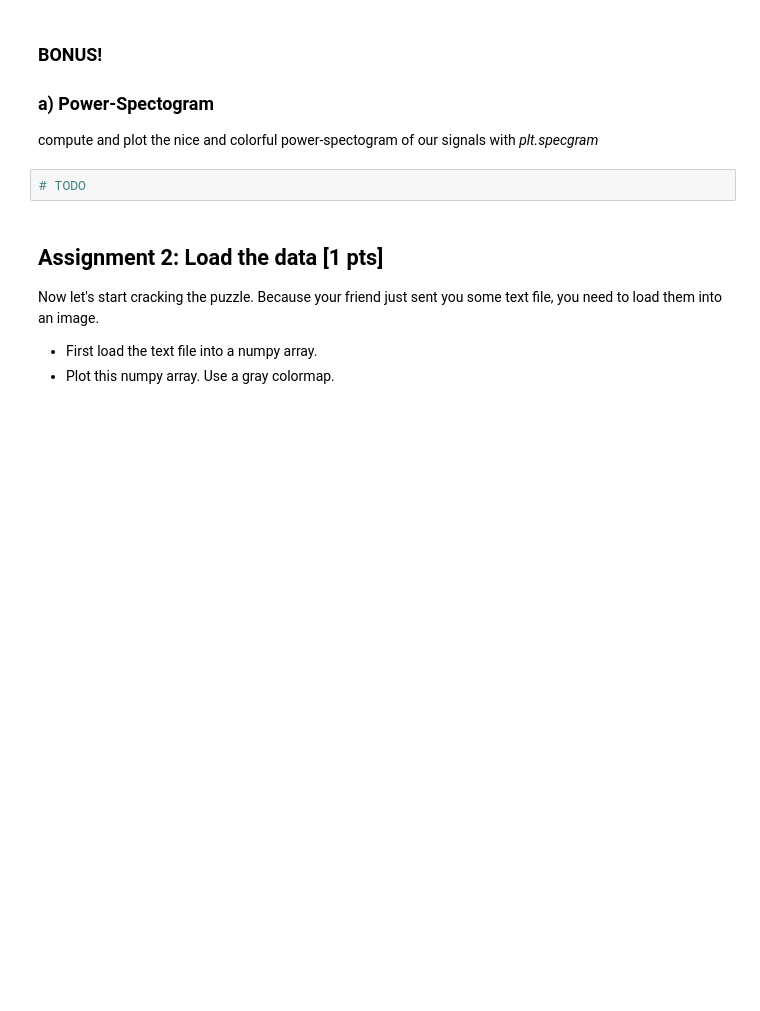
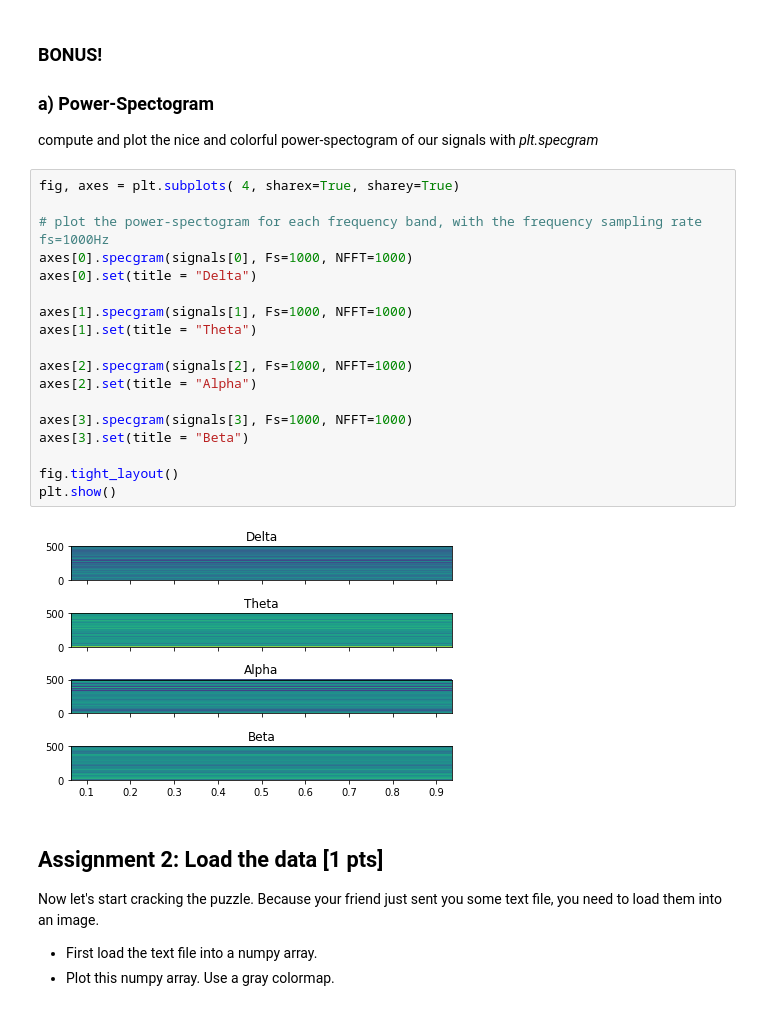
Before and after one commit to NBP-ACC/week-9-acc_2, a Jupyter notebook: sheet07.ipynb, the cells around one changed output. Drawn from its saved outputs; the diff is of its cells as text; blank space fills up the shorter version.

```diff
--- a/sheet07.ipynb
+++ b/sheet07.ipynb
@@ -103,8 +103,26 @@ fig.tight_layout()
 ### BONUS!
 ### a) Power-Spectogram
 compute and plot the nice and colorful power-spectogram of our signals with *plt.specgram*
-# %%
-# TODO
+# %%
+fig, axes = plt.subplots( 4, sharex=True, sharey=True)
+
+# plot the power-spectogram for each frequency band, with the frequency sampling rate fs=1000Hz
+axes[0].specgram(signals[0], Fs=1000, NFFT=1000)
+axes[0].set(title = "Delta")
+
+axes[1].specgram(signals[1], Fs=1000, NFFT=1000)
+axes[1].set(title = "Theta")
+
+axes[2].specgram(signals[2], Fs=1000, NFFT=1000)
+axes[2].set(title = "Alpha")
+
+axes[3].specgram(signals[3], Fs=1000, NFFT=1000)
+axes[3].set(title = "Beta")
+
+fig.tight_layout()
+plt.show()
+# %% [output]
+[figure, added]
 # %% [markdown]
 ## Assignment 2: Load the data [1 pts]
 Now let's start cracking the puzzle. Because your friend just sent you some text file, you need to load them into an image.
```
Also changed, not shown: parts of 5 cells of this notebook.
